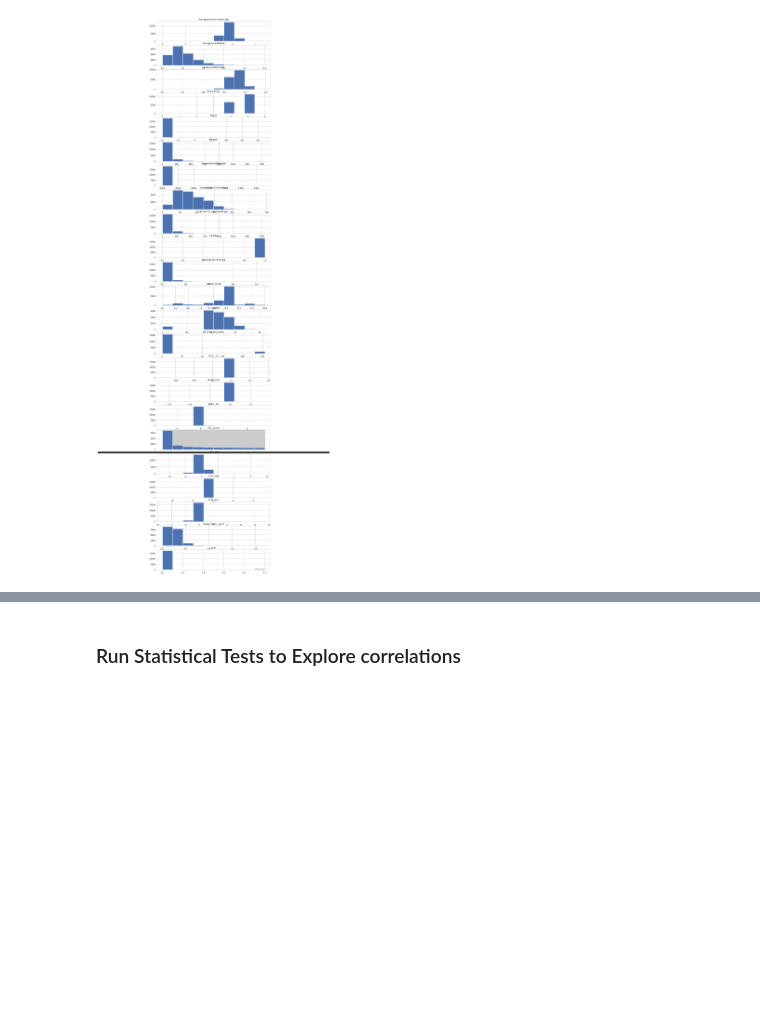
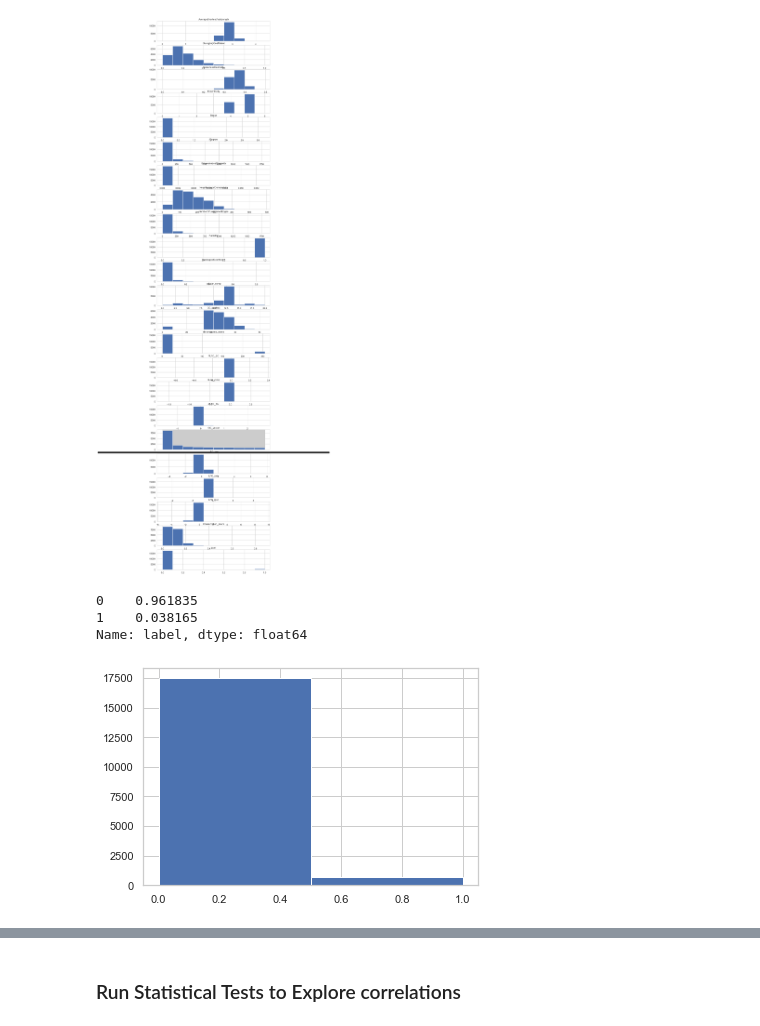
Before and after one commit to lynne104/csporjects, a Jupyter notebook: ML_project.ipynb, the cells around one changed output, grey strips where cells are left out. Saved outputs shown, nothing was run; the diff lists cells and outputs as text; code cells hidden in the pictures; blank space fills up the shorter version.

```diff
--- a/ML_project.ipynb
+++ b/ML_project.ipynb
@@ -132,3 +148,12 @@ df["label"].value_counts(normalize=True)
+# %%
+print(df["label"].value_counts(normalize=True))
+plt.hist(df['label'], bins=[0,0.5,1])
+plt.show()
+# %% [output]
+0    0.961835
+1    0.038165
+Name: label, dtype: float64
+[figure, added]
 # %%
 display(df)
 # %% [output]
```
Also changed, not shown: parts of 20 cells of this notebook.
